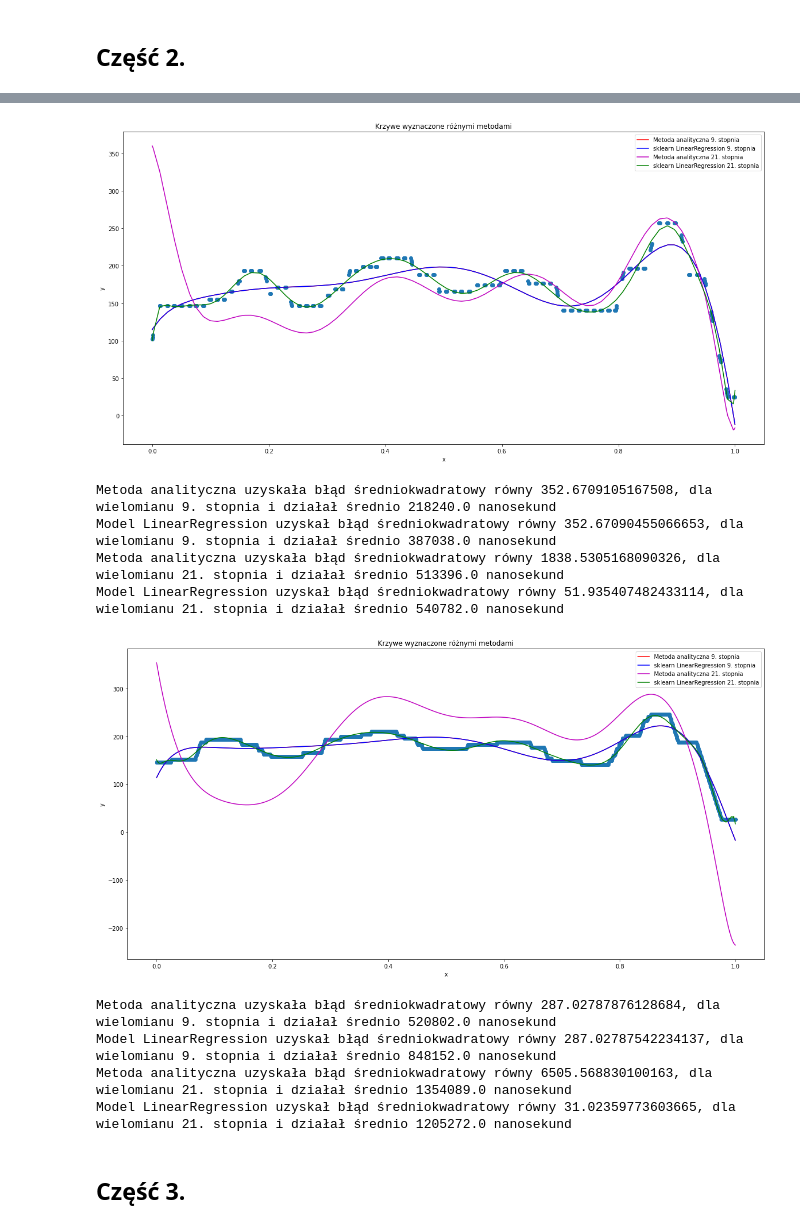
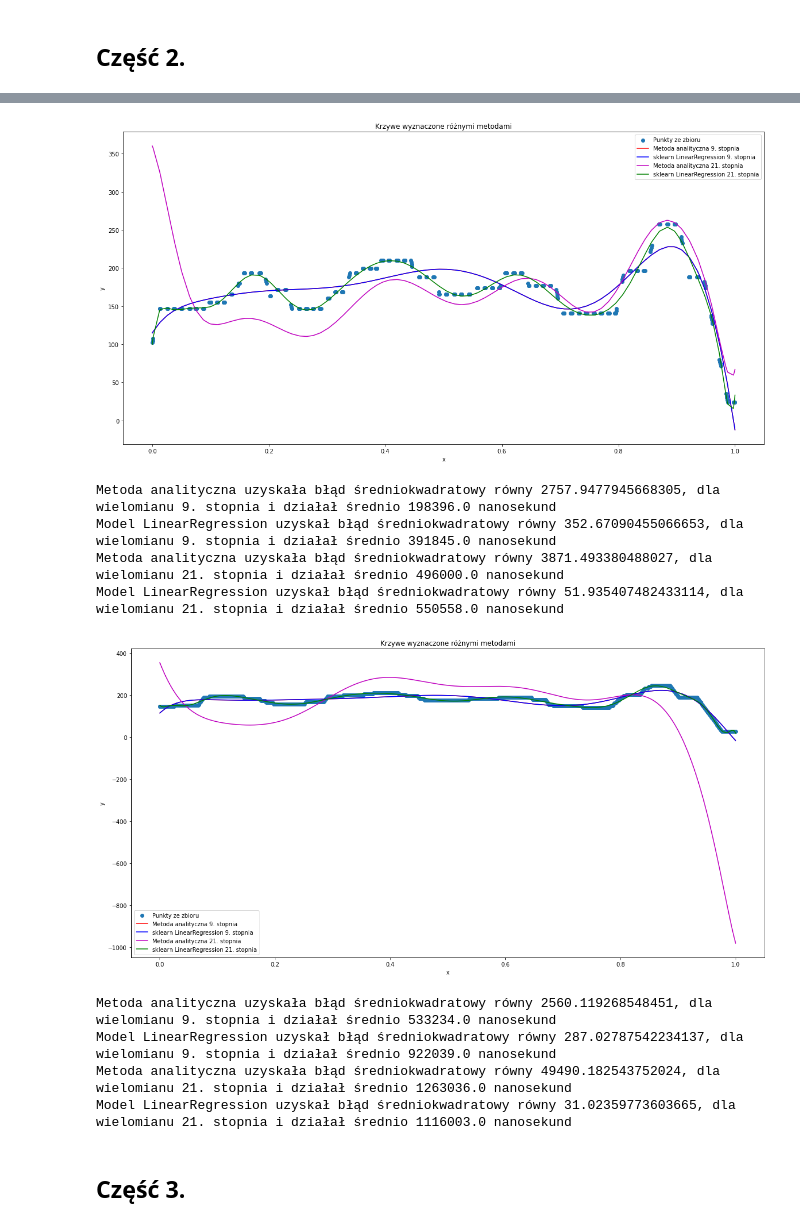
Before and after one commit to DonChaka/PUM, a Jupyter notebook: 1.RegresjaLiniowa/1RegresjaLiniowa.ipynb, the cells around one changed output, grey strips where cells are left out. Drawn from its saved outputs; the diff is of its cells as text; code cells hidden in the pictures.

```diff
--- a/1.RegresjaLiniowa/1RegresjaLiniowa.ipynb
+++ b/1.RegresjaLiniowa/1RegresjaLiniowa.ipynb
@@ -91,5 +94,5 @@ from sklearn.linear_model import LinearRegression
 from time import time_ns
 # %%
 def f_wielomian(w, x):
-    return np.sum(w * x, axis=1)
+    return np.sum(np.matmul(x, w), axis=1)
 # %%
@@ -111,22 +114,34 @@ def MSE(predicted, true):
 # %%
 def flap_py_comparision(x, y):
 
+    predicted_y_analytical9 = []
     start_9_an = time_ns()
     for i in range(100):
-        a1 = np.concatenate((np.ones((len(x), 1)), x), 1)
-        a1 = make_a(a1, 9, x)
-        w = weights_analytical(a1, y)
-        predicted_y_analytical9 = f_wielomian(w, a1)
+        X1 = (np.ones((len(x), 1)))
+        X1 = make_X(X1, 9, x)
+        w = weights_analytical(X1, y)
+        predicted_y_analytical9 = f_wielomian(w, X1)
     stop_9_an = time_ns()
 
+    predicted_y_analytical21 = []
     start_21_an = time_ns()
     for i in range(100):
-        a2 = np.concatenate((np.ones((len(x), 1)), x), 1)
-        a2 = make_a(a2, 21, x)
-        w = weights_analytical(a2, y)
-        predicted_y_analytical21 = f_wielomian(w, a2)
+        X2 = (np.ones((len(x), 1)))
+        X2 = make_X(X2, 21, x)
+        w = weights_analytical(X2, y)
+        predicted_y_analytical21 = f_wielomian(w, X2)
     stop_21_an = time_ns()
 
+    y_sk_21 = []
+    start_21_sk = time_ns()
+    for i in range(100):
+        poly21 = PolynomialFeatures(21)
+        x_sk_21 = poly21.fit_transform(x)
+        reg = LinearRegression().fit(x_sk_21, y)
+        y_sk_21 = reg.predict(x_sk_21)
+    stop_21_sk = time_ns()
+
+    y_sk_9 = []
     start_9_sk = time_ns()
     for i in range(100):
         poly9 = PolynomialFeatures(9)
@@ -135,15 +150,7 @@ def flap_py_comparision(x, y):
         y_sk_9 = reg.predict(x_sk_9)
     stop_9_sk = time_ns()
 
-    start_21_sk = time_ns()
-    for i in range(100):
-        poly21 = PolynomialFeatures(21)
-        x_sk_21 = poly21.fit_transform(x)
-        reg = LinearRegression().fit(x_sk_21, y)
-        y_sk_21 = reg.predict(x_sk_21)
-    stop_21_sk = time_ns()
-
-    plt.scatter(x, y)
+    plt.scatter(x, y, label='Punkty ze zbioru')
     plt.plot(x, predicted_y_analytical9, c='r', label='Metoda analityczna 9. stopnia')
     plt.plot(x, y_sk_9, c='b', label='sklearn LinearRegression 9. stopnia')
     plt.plot(x, predicted_y_analytical21, c='m', label='Metoda analityczna 21. stopnia')
@@ -179,28 +187,30 @@ Model LinearRegression uzyskał błąd średniokwadratowy równy 8.7105713435993
 zbior2 = genfromtxt('zbior2.csv', delimiter=',', dtype=np.float64)
 x2, y2 = zbior2[:, 0], zbior2[:, 1]
 x2 = x2.reshape((len(x2), 1))
+y2 = y2.reshape((len(y2), 1))
 x2 = norm(x2)
 
 flap_py_comparision(x2, y2)
 # %% [output]
-[figure, old version]
+[figure, new version]
-Metoda analityczna uzyskała błąd średniokwadratowy równy 352.6709105167508, dla wielomianu 9. stopnia i działał średnio 218240.0 nanosekund
-Model LinearRegression uzyskał błąd średniokwadratowy równy 352.67090455066653, dla wielomianu 9. stopnia i działał średnio 387038.0 nanosekund
-Metoda analityczna uzyskała błąd średniokwadratowy równy 1838.5305168090326, dla wielomianu 21. stopnia i działał średnio 513396.0 nanosekund
-Model LinearRegression uzyskał błąd średniokwadratowy równy 51.935407482433114, dla wielomianu 21. stopnia i działał średnio 540782.0 nanosekund
+Metoda analityczna uzyskała błąd średniokwadratowy równy 2757.9477945668305, dla wielomianu 9. stopnia i działał średnio 198396.0 nanosekund
+Model LinearRegression uzyskał błąd średniokwadratowy równy 352.67090455066653, dla wielomianu 9. stopnia i działał średnio 391845.0 nanosekund
+Metoda analityczna uzyskała błąd średniokwadratowy równy 3871.493380488027, dla wielomianu 21. stopnia i działał średnio 496000.0 nanosekund
+Model LinearRegression uzyskał błąd średniokwadratowy równy 51.935407482433114, dla wielomianu 21. stopnia i działał średnio 550558.0 nanosekund
 # %%
 zbior3 = genfromtxt('zbior3.csv', delimiter=',', dtype=np.float64)
 x3, y3 = zbior3[:, 0], zbior3[:, 1]
 x3 = x3.reshape((len(x3), 1))
+y3 = y3.reshape((len(y3), 1))
 x3 = norm(x3)
 
 flap_py_comparision(x3, y3)
 # %% [output]
-[figure, old version]
+[figure, new version]
-Metoda analityczna uzyskała błąd średniokwadratowy równy 287.02787876128684, dla wielomianu 9. stopnia i działał średnio 520802.0 nanosekund
-Model LinearRegression uzyskał błąd średniokwadratowy równy 287.02787542234137, dla wielomianu 9. stopnia i działał średnio 848152.0 nanosekund
-Metoda analityczna uzyskała błąd średniokwadratowy równy 6505.568830100163, dla wielomianu 21. stopnia i działał średnio 1354089.0 nanosekund
-Model LinearRegression uzyskał błąd średniokwadratowy równy 31.02359773603665, dla wielomianu 21. stopnia i działał średnio 1205272.0 nanosekund
+Metoda analityczna uzyskała błąd średniokwadratowy równy 2560.119268548451, dla wielomianu 9. stopnia i działał średnio 533234.0 nanosekund
+Model LinearRegression uzyskał błąd średniokwadratowy równy 287.02787542234137, dla wielomianu 9. stopnia i działał średnio 922039.0 nanosekund
+Metoda analityczna uzyskała błąd średniokwadratowy równy 49490.182543752024, dla wielomianu 21. stopnia i działał średnio 1263036.0 nanosekund
+Model LinearRegression uzyskał błąd średniokwadratowy równy 31.02359773603665, dla wielomianu 21. stopnia i działał średnio 1116003.0 nanosekund
 # %% [markdown]
 ## Część 3.
 # %%
```
Also changed, not shown: parts of 9 cells of this notebook.
